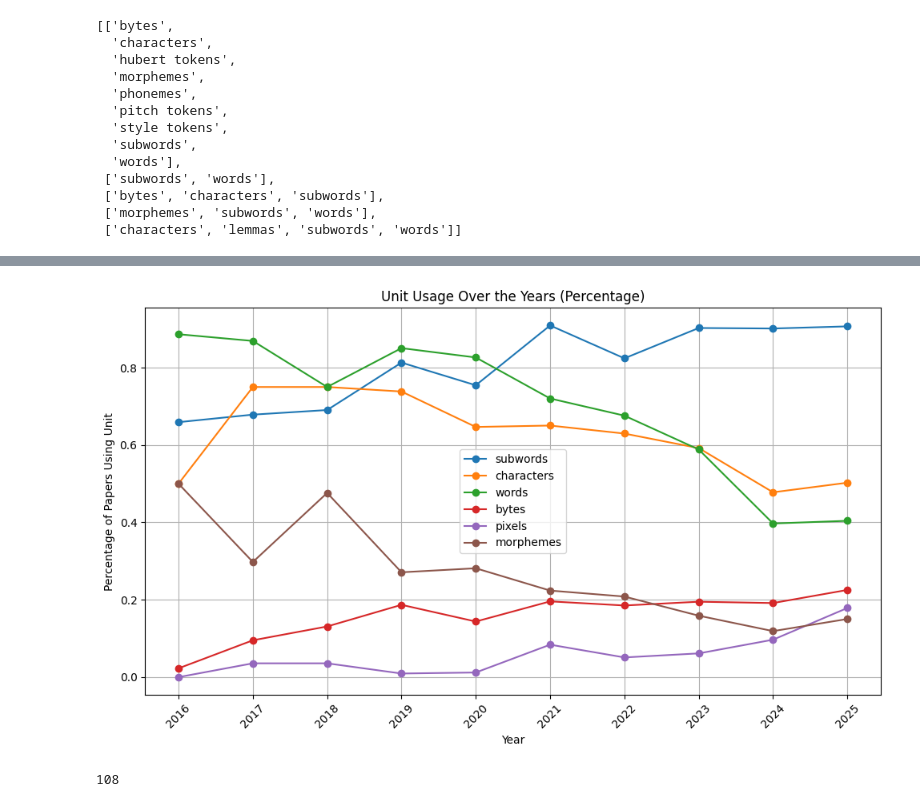
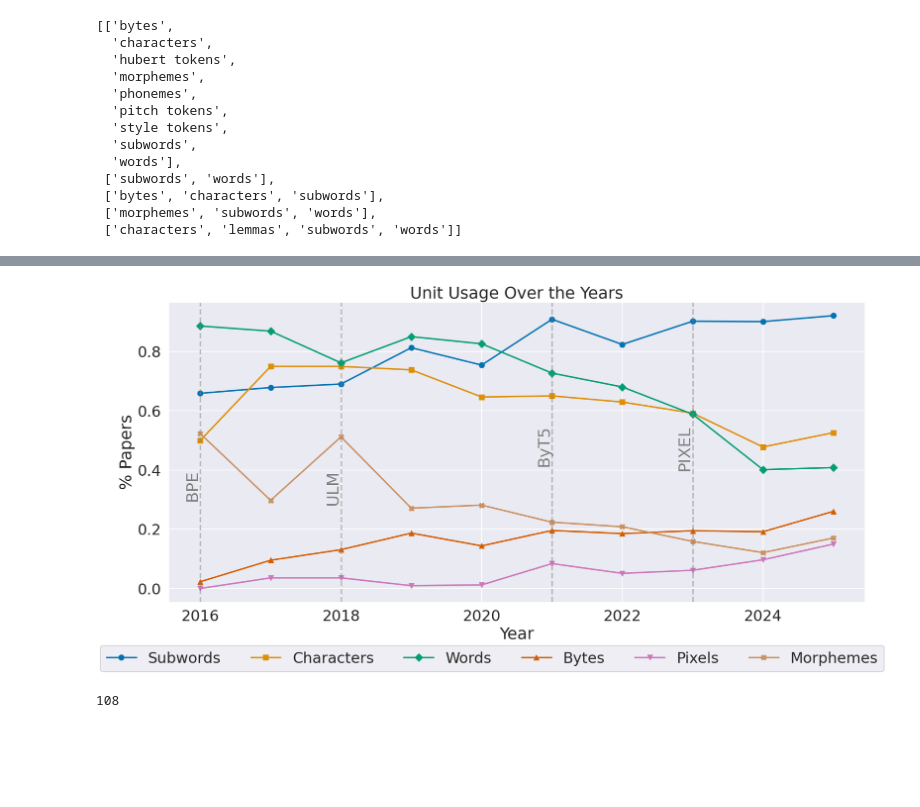
Before and after one commit to GianlucaVico/TalkAboutTokenization, a Jupyter notebook: initial_da.ipynb, the cells around one changed output, grey strips where cells are left out. Drawn from its saved outputs; the diff is of its cells as text; code cells hidden in the pictures; blank space fills up the shorter version.

```diff
--- a/initial_da.ipynb
+++ b/initial_da.ipynb
@@ -184,0 +226,5 @@ plt.show()
+# %%
+real_tokenization = paper_dataset.load('data/real_tokenization.jsonl')
+real_tokenization = real_tokenization[real_tokenization["exclude"] == False]
+print(real_tokenization.shape)
+real_tokenization["type"].value_counts()
@@ -720,10 +871,18 @@ counts = [len(units) for units in unit_sets]
 if max_ in counts:
     raise ValueError("max_ value is in counts, choose a higher value")
 counts = [c if c <= max_ else max_ for c in counts]
+plt.figure(figsize=(10, 6))
 plt.hist(counts, bins=range(1, max_ + 2), align='left', rwidth=0.8)
 plt.xticks(range(1, max_ + 1), labels=[str(i) for i in range(1, max_)] + [f"{max_}+"] )
-plt.xlabel('Number of Different Unit Types Used')
-plt.ylabel('Number of Papers')
+plt.xlabel('# Units')
+plt.ylabel('# Papers')
 plt.title('Units used')
+# Add the count values on top of the bars
+for i in range(1, max_ + 1):
+    count = counts.count(i)
+    plt.text(i, count + 5, str(count), ha='center')
+plt.ylim(0, 800)
+plt.tight_layout()
+plt.savefig("plots/number_of_unit_types.pdf", bbox_inches='tight')
 plt.show()
 # %% [output]
@@ -760,31 +920,45 @@ plt.show()
 # %%
 # Count how many times units are used over the years
 # Units: subwords, characters, words, bytes, pixels, morphemes
+from matplotlib import markers
+
+
 years = real_tokenization.year.to_list()
 year_range = list(range(min(years), max(years) + 1))
 min_ = min(year_range)
 units = ["subwords", "characters", "words", "bytes", "pixels", "morphemes"]
 counts = {unit: [0] * len(year_range) for unit in units}
 all_counts = [0] * len(year_range)
 for unit_set, year in zip(unit_sets, years):
     for unit in units:
         if unit in unit_set:
             counts[unit][year - min_] += 1
     all_counts[year - min_] += 1
-plt.figure(figsize=(10, 6))
-for unit in units:
-    plt.plot(year_range, [i/j if j > 0 else 0 for i, j in zip(counts[unit], all_counts)], marker='o', label=unit)
-
-plt.title('Unit Usage Over the Years (Percentage)')
+plt.figure(figsize=(18, 9))
+markers = ['o', 's', 'D', '^', 'v', 'X']
+for unit, marker in zip(units, markers):
+    plt.plot(year_range, [i/j if j > 0 else 0 for i, j in zip(counts[unit], all_counts)], marker=marker, label=unit.capitalize())
+# Add milestones
+milestones = [
+    (2016, 'BPE', 0.40),
+    (2018, 'ULM', 0.40),
+    (2021, 'ByT5', 0.55),
+    (2023, 'PIXEL', 0.55)
+]
+for year, label, y in milestones:
+    plt.axvline(x=year, color='gray', linestyle='--', alpha=0.5)
+    plt.text(year, y, label, verticalalignment='top', horizontalalignment='right', color='gray', rotation=90)
+plt.title('Unit Usage Over the Years')
 plt.xlabel('Year')
-plt.ylabel('Percentage of Papers Using Unit')
-plt.xticks(year_range, rotation=45)
-plt.legend()
+plt.ylabel('% Papers')
+# plt.xticks(year_range)
+plt.gca().figure.legend(loc="outside lower center", ncols=6, bbox_to_anchor=(0.5, -0.05))
 plt.grid(True)
 plt.tight_layout()
+plt.savefig("plots/unit_usage_percentage_over_time.pdf", bbox_inches='tight')
 plt.show()
 # %% [output]
-[figure, old version]
+[figure, new version]
 # %%
 tmp = [i for i in unit_frequency.keys() if 'token' in i]
 len(set(tmp))
```
Also changed, not shown: parts of 68 cells of this notebook, 8 other files.
